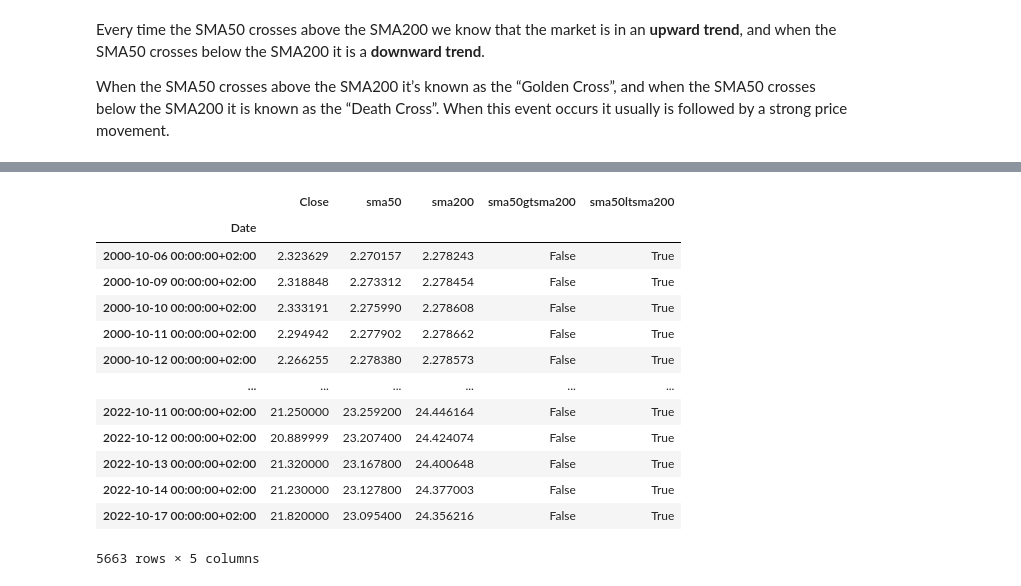
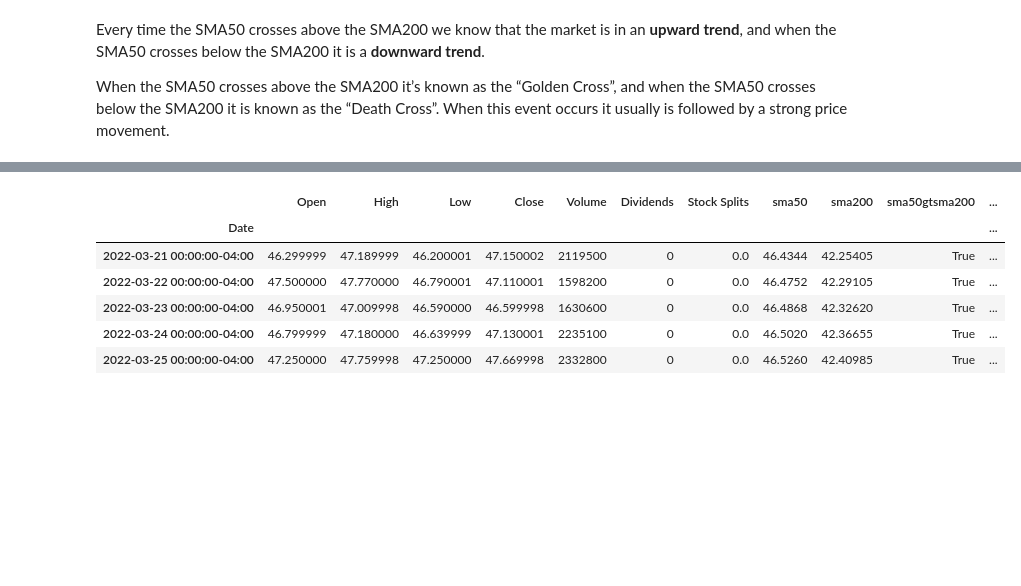
Before and after one commit to raoulbia/trading, a Jupyter notebook: sma200_v1.ipynb, the cells around one changed output, grey strips where cells are left out. Saved outputs shown, nothing was run; the diff lists cells and outputs as text; code cells hidden in the pictures; blank space fills up the shorter version.

```diff
--- a/sma200_v1.ipynb
+++ b/sma200_v1.ipynb
@@ -35,12 +35,9 @@ def moving_avg(x, n):
 # stock = yf.Ticker("VWS.CO")
 # stock = yf.Ticker("K")
 # stock = yf.Ticker("ACKB.BR") # Ackermans&van Haaren (COnstruction/Engineering)
-stock = yf.Ticker("RUI.PA") # Rubis (Gas)
+# stock = yf.Ticker("RUI.PA") # Rubis (Gas)
 
 # stock = yf.Ticker("0P0000FYPU.F")
 # stock = yf.Ticker("SSRA.SG")
-
-
-# print(stock.info)
-hist = stock.history(period="max")
-hist
+# stock = yf.Ticker("GSK.L")
+stock = yf.Ticker("ACGL")
@@ -61,0 +75,3 @@ hist
+# %%
+hist = pd.DataFrame(hist)
+hist.head()
@@ -68,4 +96,6 @@ print(max(hist.reset_index().Date))
 # %%
 end_date = max(hist.reset_index().Date)
 start_date = end_date - pd.Timedelta(days=500)
-start_date = min(hist.reset_index().Date)
+# start_date = min(hist.reset_index().Date)
+print(start_date)
+print(end_date)
@@ -94,8 +120,10 @@ hist2
 # %%
-tmp = pd.DataFrame(hist2)
-df = tmp['Close'].to_frame()
+# tmp = pd.DataFrame(hist2)
+# df = tmp['Close'].to_frame()
+
+df = hist2.copy()
 df['sma50'] = df['Close'].rolling(50, min_periods=50).mean()
 df['sma200'] = df['Close'].rolling(200, min_periods=200).mean()
 df.dropna(inplace=True)
-df
+df.head()
 # %% [output]
@@ -116,24 +137,17 @@ df
 # %%
 df.loc[df["sma50"] > df["sma200"], "sma50gtsma200"] = True
 df["sma50gtsma200"].fillna(False, inplace=True)
 df.loc[df["sma50"] < df["sma200"], "sma50ltsma200"] = True
 df["sma50ltsma200"].fillna(False, inplace=True)
-df
+df.head()
 # %% [output]
-|  | Close | sma50 | sma200 | sma50gtsma200 | sma50ltsma200 |
-| Date |  |  |  |  |  |
-| 2000-10-06 00:00:00+02:00 | 2.323629 | 2.270157 | 2.278243 | False | True |
-| 2000-10-09 00:00:00+02:00 | 2.318848 | 2.273312 | 2.278454 | False | True |
-| 2000-10-10 00:00:00+02:00 | 2.333191 | 2.275990 | 2.278608 | False | True |
-| 2000-10-11 00:00:00+02:00 | 2.294942 | 2.277902 | 2.278662 | False | True |
-| 2000-10-12 00:00:00+02:00 | 2.266255 | 2.278380 | 2.278573 | False | True |
-| ... | ... | ... | ... | ... | ... |
-| 2022-10-11 00:00:00+02:00 | 21.250000 | 23.259200 | 24.446164 | False | True |
-| 2022-10-12 00:00:00+02:00 | 20.889999 | 23.207400 | 24.424074 | False | True |
-| 2022-10-13 00:00:00+02:00 | 21.320000 | 23.167800 | 24.400648 | False | True |
-| 2022-10-14 00:00:00+02:00 | 21.230000 | 23.127800 | 24.377003 | False | True |
-| 2022-10-17 00:00:00+02:00 | 21.820000 | 23.095400 | 24.356216 | False | True |
+|  | Open | High | Low | Close | Volume | Dividends | Stock Splits | sma50 | sma200 | sma50gtsma200 | ... |
+| Date |  |  |  |  |  |  |  |  |  |  | ... |
+| 2022-03-21 00:00:00-04:00 | 46.299999 | 47.189999 | 46.200001 | 47.150002 | 2119500 | 0 | 0.0 | 46.4344 | 42.25405 | True | ... |
+| 2022-03-22 00:00:00-04:00 | 47.500000 | 47.770000 | 46.790001 | 47.110001 | 1598200 | 0 | 0.0 | 46.4752 | 42.29105 | True | ... |
+| 2022-03-23 00:00:00-04:00 | 46.950001 | 47.009998 | 46.590000 | 46.599998 | 1630600 | 0 | 0.0 | 46.4868 | 42.32620 | True | ... |
+| 2022-03-24 00:00:00-04:00 | 46.799999 | 47.180000 | 46.639999 | 47.130001 | 2235100 | 0 | 0.0 | 46.5020 | 42.36655 | True | ... |
+| 2022-03-25 00:00:00-04:00 | 47.250000 | 47.759998 | 47.250000 | 47.669998 | 2332800 | 0 | 0.0 | 46.5260 | 42.40985 | True | ... |
-5663 rows × 5 columns
 # %%
 df["sma50gtsma200co"] = df.sma50gtsma200.ne(df.sma50gtsma200.shift())
 df.loc[df["sma50gtsma200"] == False, "sma50gtsma200co"] = False
```
Also changed, not shown: parts of 15 cells of this notebook, 1 other file.
